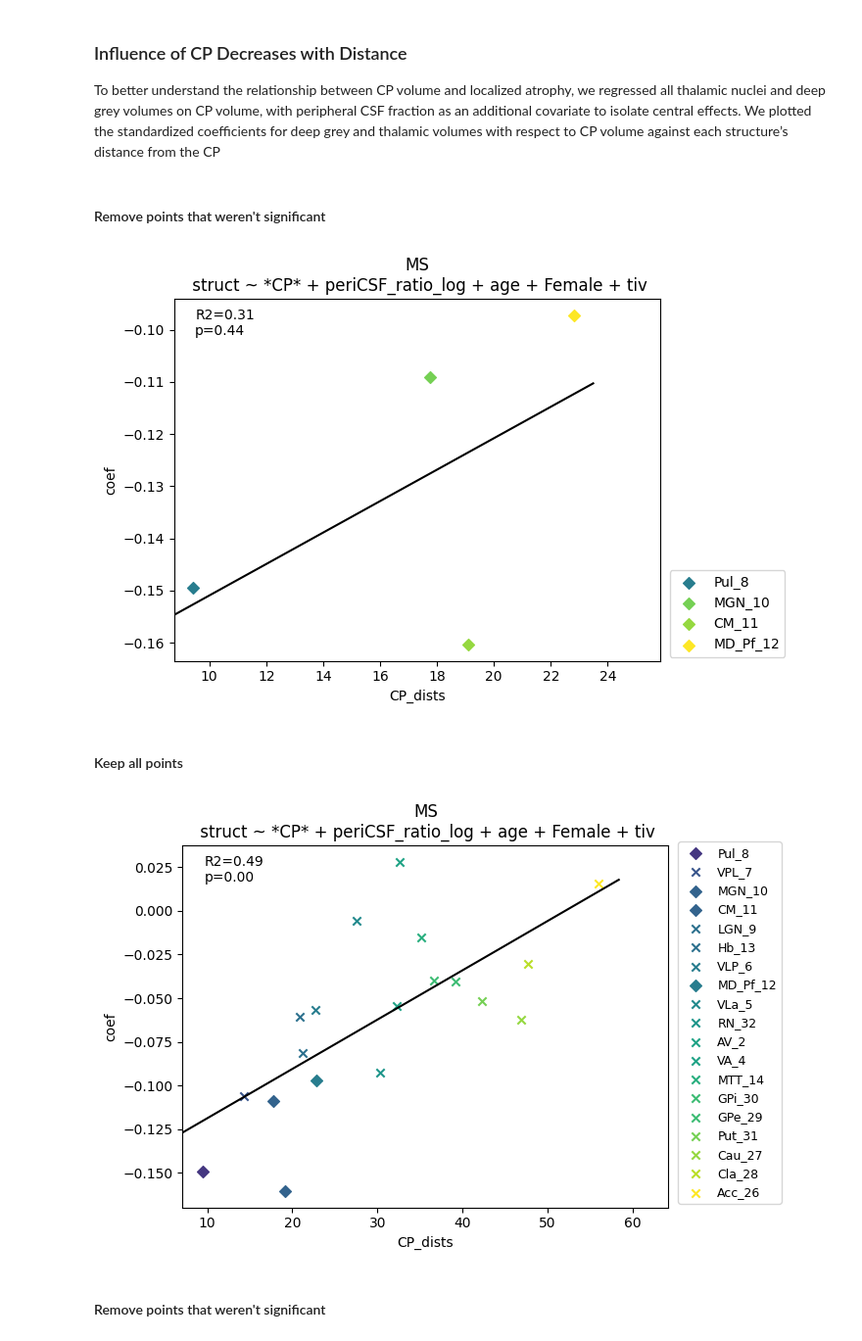
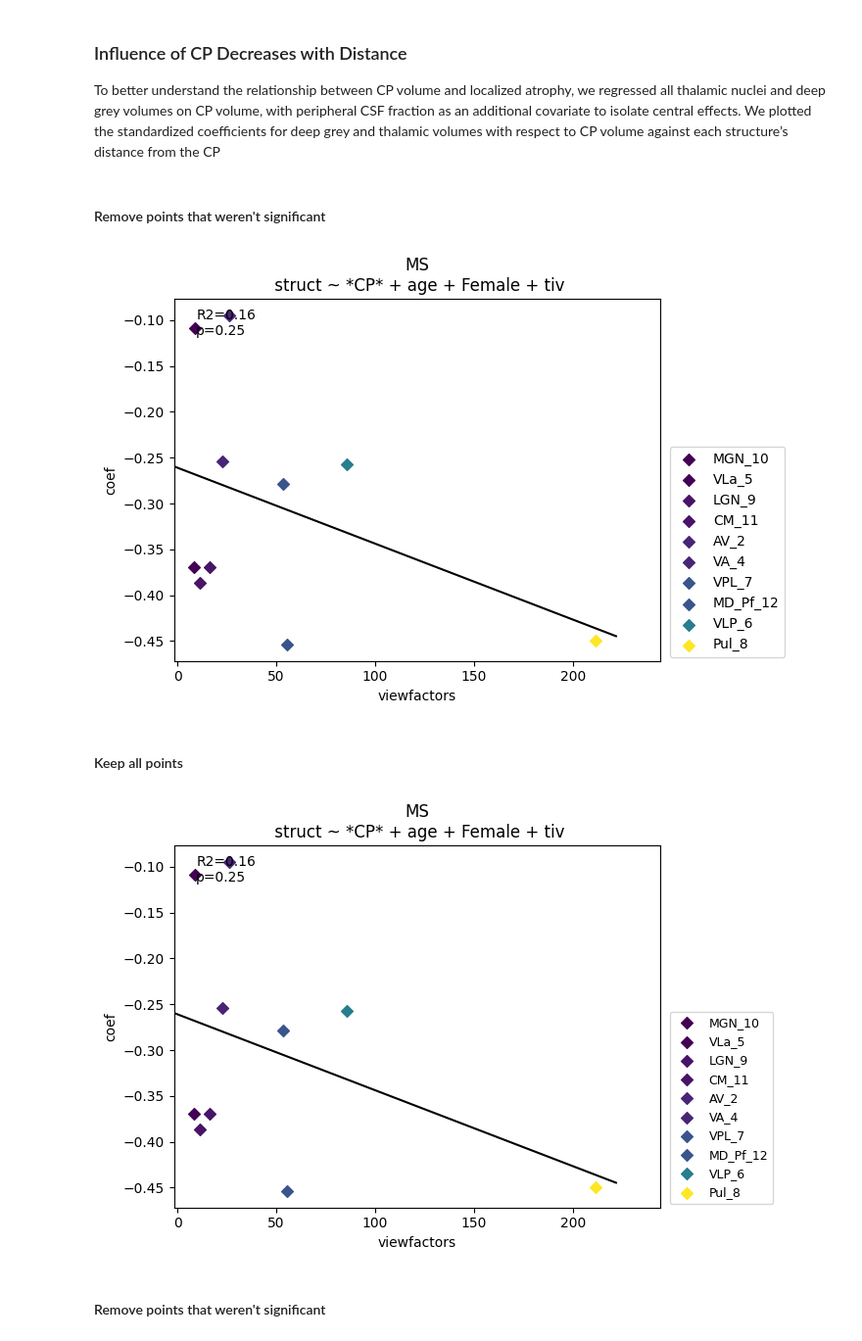
Before and after one commit to srs328/ms_mri, a Jupyter notebook: analysis/thalamus/results/5-CP_distance_gradient.ipynb, the cells around one changed output. Shown at 98% size. Cells and saved outputs as stored; diff of their text form; code cells hidden in the pictures.

```diff
--- a/analysis/thalamus/results/5-CP_distance_gradient.ipynb
+++ b/analysis/thalamus/results/5-CP_distance_gradient.ipynb
@@ -387,9 +387,10 @@ save_stem = "CP_betas_vs_CP_dists"
 model_data = data_ms_z
 model_data['periCSF_frac_test'] = np.log(model_data['periCSF_frac'].max() + 1 - model_data['periCSF_frac'])
 
-covariates = ["periCSF_ratio_log", "age", "Female", "tiv"]
+covariates = ["age", "Female", "tiv"]
 covariates_str = " + ".join(covariates)
-structs = hips_thomas_ref[thalamic_nuclei + deep_grey]
+# structs = hips_thomas_ref[thalamic_nuclei + deep_grey]
+structs = hips_thomas_ref[thalamic_nuclei]
 
 predictor = ["CP", "LV_log"]
 
@@ -414,9 +415,9 @@ data["ventricle_SDT_dist"] = mean_ventricle_sdt_dists
 data["ventricle_centroid_dist"] = mean_ventricle_sdt_dists
 
 data["test_dist"] = test_dist
-data['viewfactors'] = mni_viewfactors**(1/3)
+data['viewfactors'] = mni_viewfactors
 
-dist_measure = "CP_dists"
+dist_measure = "viewfactors"
 
 display(Markdown("#### Remove points that weren't significant"))
 fig, axes = plt.subplots()
@@ -450,35 +451,35 @@ plot_xordered_data(
     fit_line=True,
     title=f"MS\n struct ~ *{var_to_plot}* + {covariates_str}",
     axes=axs,
     fig=fig,
     legend=True,
     loc=(0.9, 0.0001),
     fdr=False,
     bbox_to_anchor=(1.02, 0.01),
     sig_only=False,
     legend_fontsize=9
 )
 display(Markdown("#### Keep all points"))
 
 
 if save:
     save_path = fig_path / f"{save_stem}.png"
     # # Extract the legend
     legend = axs.get_legend()
     legend.remove()  # Remove it from the main plot
 
     fig_legend = plt.figure(figsize=(2, 4))  # Adjust size as needed
     fig_legend.legend(handles=legend.legend_handles, labels=[t.get_text() for t in legend.get_texts()],
                     loc='center', frameon=False)
     fig_legend.savefig(fig_path / f"{save_stem}_legend.png", bbox_inches='tight', dpi=300)
 
     # Save the main plot without legend
     fig.savefig(fig_path / f"{save_stem}.png", bbox_inches='tight', dpi=300)
 # %% [output]
 #### Remove points that weren't significant
-[figure, old version]
+[figure, new version]
 #### Keep all points
-[figure, old version]
+[figure, new version]
 # %%
 save = False
 show = True
```
